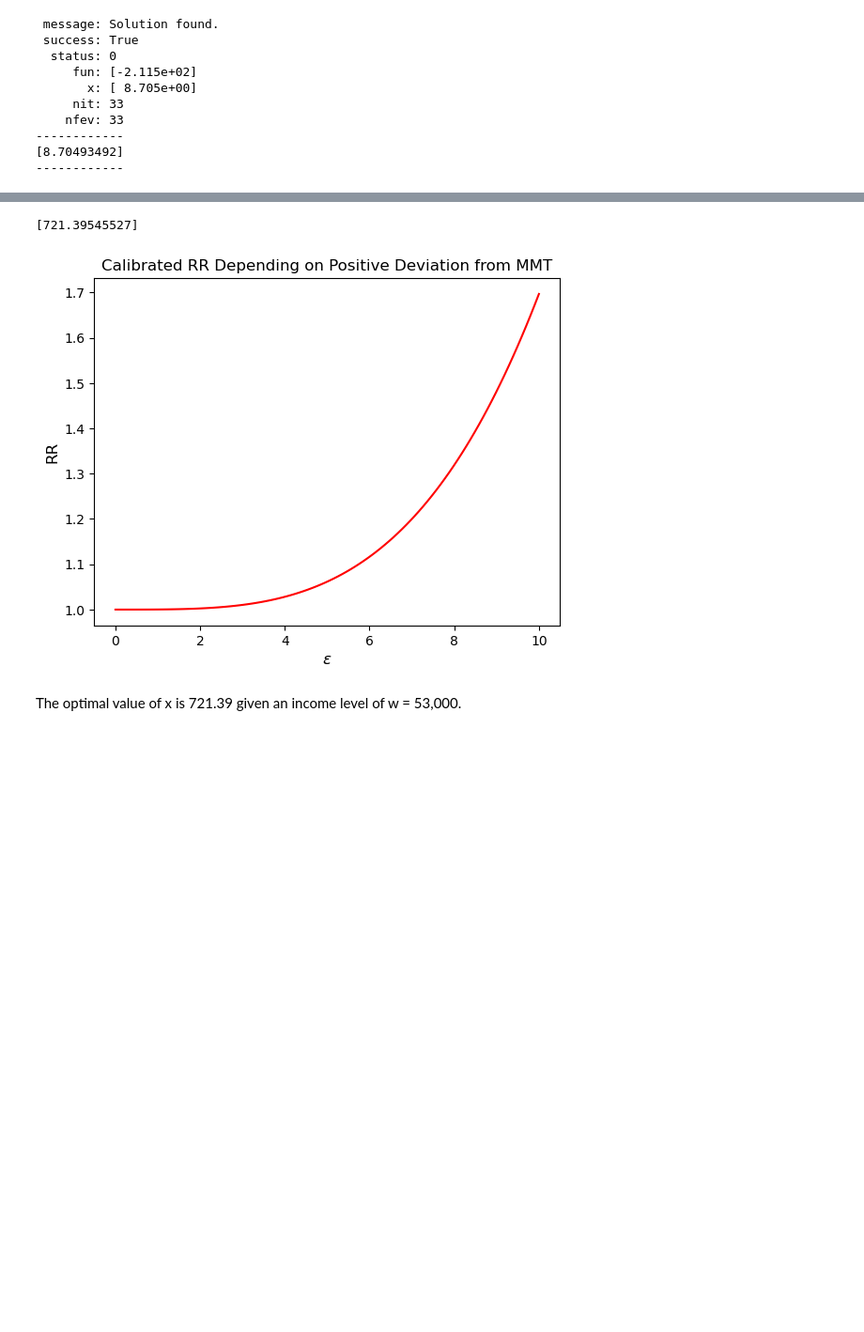
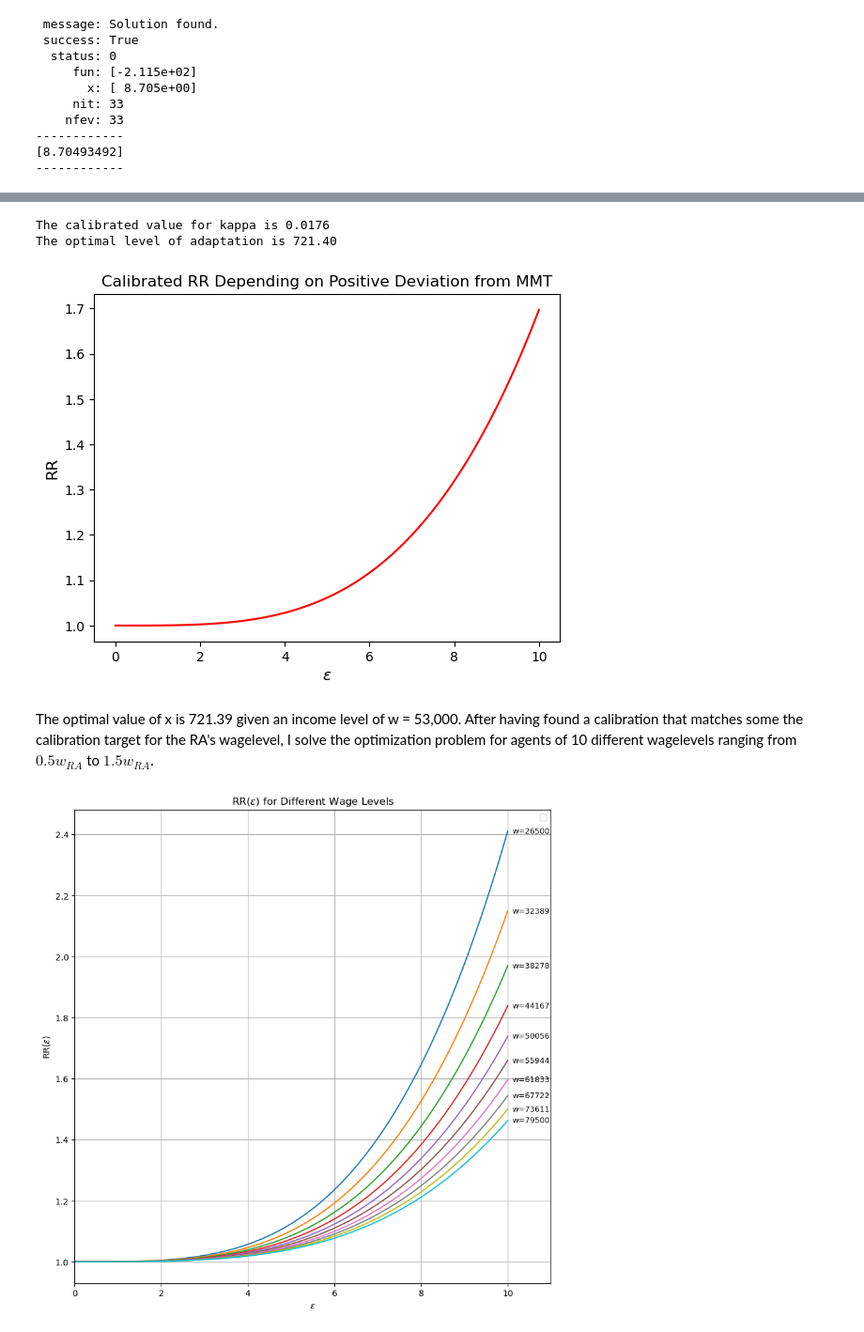
Before and after one commit to jreinbold/notes, a Jupyter notebook: calibration_notebook.ipynb, the cells around one changed output, grey strips where cells are left out. Shown at 94% size. Drawn from its saved outputs; the diff is of its cells as text; code cells hidden in the pictures; blank space fills up the shorter version.

```diff
--- a/calibration_notebook.ipynb
+++ b/calibration_notebook.ipynb
@@ -52,7 +52,7 @@ def u_exp(x):
     u_term = utility(w - x)
 
     sum_term = np.sum((1 - b_2 * d**eta * np.exp(-kappa * x) * epsilon**chi) * p)
-    result = u_term.flatten() * ((sum_term) ** 365 - b_1 * d**psi)
+    result = u_term * ((sum_term) ** 365 - b_1 * d**psi)
 
     return result
 
@@ -78,13 +78,9 @@ plt.show()
 def u_exp_dx(x):
     u_term = utility(w - x)
 
-    # Compute the summation term with correct broadcasting
     sum_term = np.sum((1 - b_2 * d**eta * np.exp(-kappa * x) * epsilon**chi) * p)
-
-    # Compute the derivative of u(w-x)
     du_dx = -utility_dx(w - x)
 
-    # Compute the derivative of the first term
     inner_derivative = np.sum(kappa * b_2 * d**eta * np.exp(-kappa * x) * epsilon**chi * p)
 
     first_term_derivative = du_dx * ((sum_term) ** 365 - b_1 * d**psi)
@@ -169,10 +165,11 @@ def u_exp_dx(x):
     return derivative
 
 result_cal = opt.fsolve(u_exp_dx, 5)
-print(result_cal)
 
 x_opt = result_cal[0]
 kappa = kappa_fun(x_opt)
+print(f"The calibrated value for kappa is {kappa:.4f}")
+print(f"The optimal level of adaptation is {x_opt:.2f}")
 
 def RR(T):
     return 1 + 365*b_2/b_1 * d**(eta-psi) * np.exp(-x_opt*kappa) * (T)**chi
@@ -188,7 +185,54 @@ plt.ylabel("RR", fontsize=12)
 plt.plot(T_values, RR_values, color='red')
 plt.show()
 # %% [output]
-[721.39545527]
+The calibrated value for kappa is 0.0176
+The optimal level of adaptation is 721.40
 [figure]
 # %% [markdown]
-The optimal value of x is 721.39 given an income level of w = 53,000.
+The optimal value of x is 721.39 given an income level of w = 53,000. After having found a calibration that matches some the calibration target for the RA's wagelevel, I solve the optimization problem for agents of 10 different wagelevels ranging from $0.5w_{RA}$ to $1.5w_{RA}$.
+# %%
+def u_exp_cal(x,w):
+
+    u_term = utility(w - x)
+
+    sum_term = np.sum((1 - b_2 * d**eta * np.exp(-kappa * x) * epsilon**chi) * p)
+    result = u_term * ((sum_term) ** 365 - b_1 * d**psi)
+
+    return result
+
+def u_exp_cal_neg(x,w):
+    return -u_exp_cal(x,w)
+
+w_values = np.linspace(0.5*w, 1.5*w, 10)
+x_opt_list= []
+
+for w_val in w_values:
+    res = opt.minimize_scalar(lambda x: u_exp_cal_neg(x, w_val), bounds=(0, w_val), method="bounded")
+    if res.success:
+        x_opt_list.append(res.x)
+    else:
+        print("Optimization failed:", res.message)
+
+def RR(T,x):
+    return 1 + 365*b_2/b_1 * d**(eta-psi) * np.exp(-x*kappa) * (T)**chi
+
+
+T_values = np.linspace(0, 10, 100)
+
+plt.figure(figsize=(10, 10))
+for i, x_opt in enumerate(x_opt_list):
+    RR_values = RR(T_values, x_opt)
+    plt.plot(T_values, RR_values)
+
+    plt.text(T_values[-1] + 0.1, RR_values[-1], f"w={w_values[i]:.0f}",
+             verticalalignment='center', fontsize=9)
+
+plt.xlim(left=min(T_values), right=max(T_values) + 1)
+plt.title("RR($\epsilon$) for Different Wage Levels")
+plt.xlabel("$\epsilon$")
+plt.ylabel("RR($\epsilon$)")
+plt.legend()
+plt.grid(True)
+plt.show()
+# %% [output]
+[figure, added]
```
Also changed, not shown: parts of 2 cells of this notebook.
